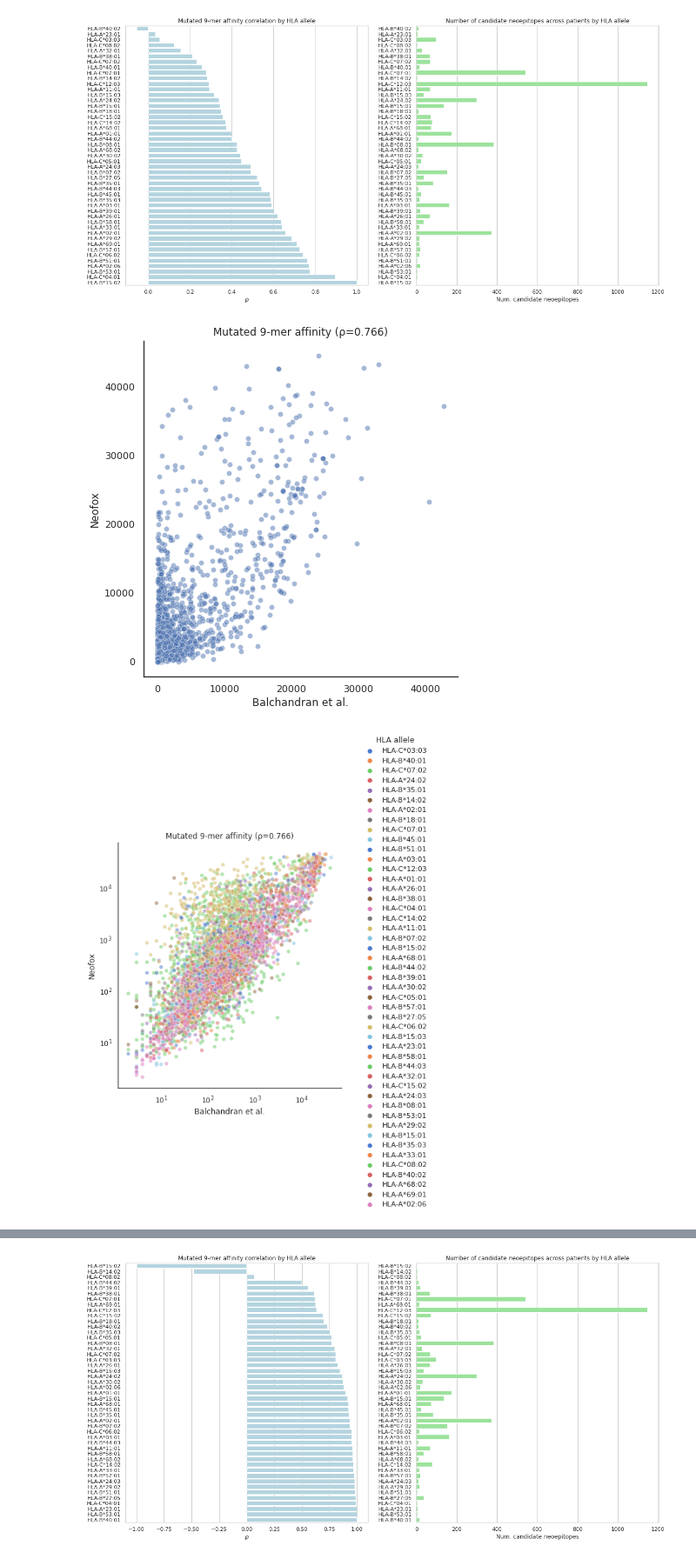
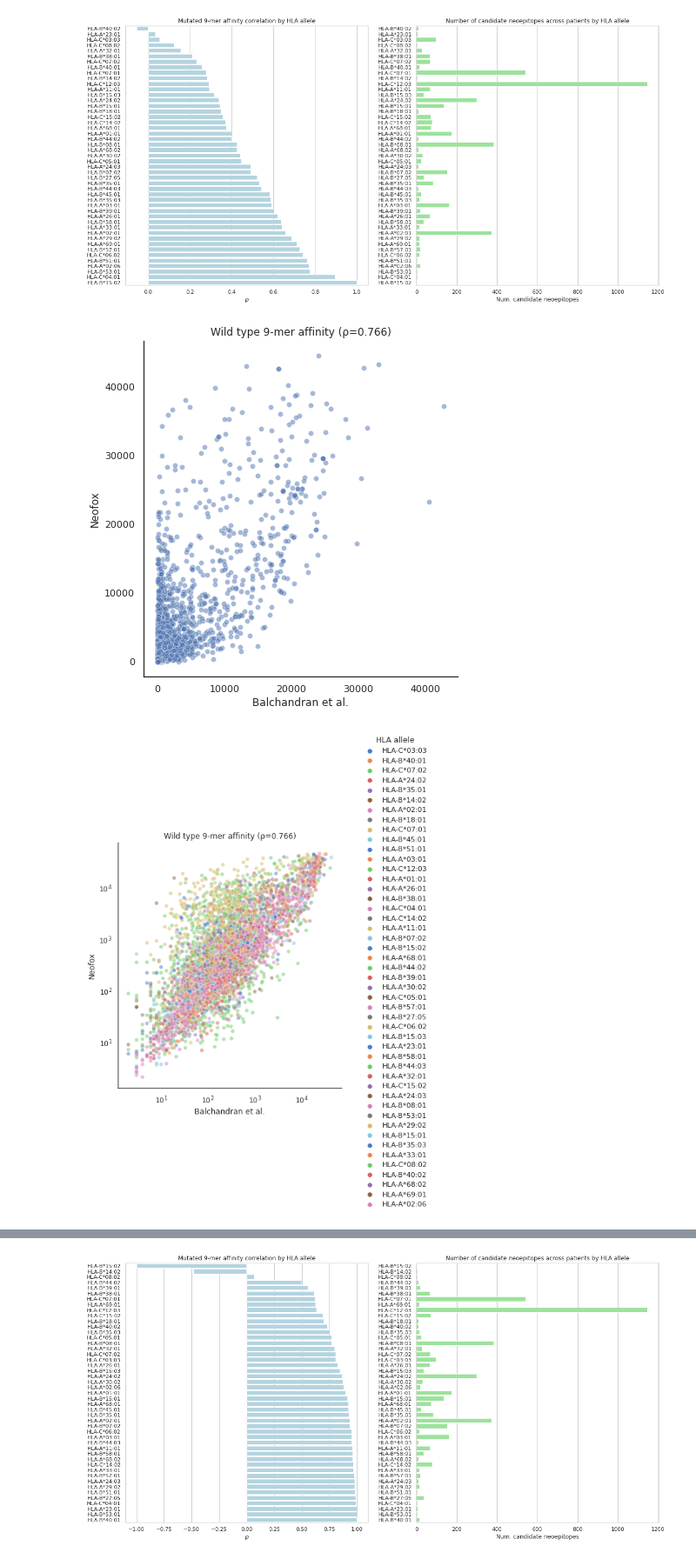
Before and after one commit to TRON-Bioinformatics/neofox, a Jupyter notebook: docs/source/notebooks/reproducibility_balachandran.ipynb, the cells around one changed output, grey strips where cells are left out. Shown at 87% size. Saved outputs shown, nothing was run; the diff lists cells and outputs as text; code cells hidden in the pictures.

```diff
--- a/docs/source/notebooks/reproducibility_balachandran.ipynb
+++ b/docs/source/notebooks/reproducibility_balachandran.ipynb
@@ -373,18 +373,18 @@ import seaborn as sns
 import matplotlib.pyplot as plt
 import numpy as np
 # %%
-def plot_correlations(left_column, right_column, title):
+def plot_correlations(data, left_column, right_column, title):
     sns.set_theme(style="white")
     grid1 = sns.relplot(
-        x=left_column, y=right_column, alpha=.5, palette="muted", height=6, data=concordant_allele)
+        x=left_column, y=right_column, alpha=.5, palette="muted", height=6, data=data)
     grid2 = sns.relplot(
-        x=left_column, y=right_column, alpha=.5, palette="muted", hue="MT_allele_normalized", height=6, data=concordant_allele)
-    grid3 = sns.relplot(
-        x=left_column, y=right_column, alpha=.5, palette="muted", height=6,
-        data=concordant_allele, col="MT_allele_normalized", col_wrap=4)
-    rho_pearson = np.corrcoef(concordant_allele[right_column], concordant_allele[left_column])[0][1].round(3)
+        x=left_column, y=right_column, alpha=.5, palette="muted", hue="MT_allele_normalized", height=6, data=data)
+    #grid3 = sns.relplot(
+    #    x=left_column, y=right_column, alpha=.5, palette="muted", height=6,
+    #    data=data, col="MT_allele_normalized", col_wrap=4)
+    rho_pearson = np.corrcoef(data[right_column], data[left_column])[0][1].round(3)
     grid1.set(xlabel="Balchandran et al.", ylabel="Neofox", title="{} (ρ={})".format(title, rho_pearson))
     grid2.set(xscale="log", yscale="log", xlabel="Balchandran et al.", ylabel="Neofox",title="{} (ρ={})".format(title, rho_pearson))
     grid2._legend.set_title("HLA allele")
-    grid3.set(xscale="log", yscale="log", xlabel="Balchandran et al.", ylabel="Neofox")
+    #grid3.set(xscale="log", yscale="log", xlabel="Balchandran et al.", ylabel="Neofox")
 # %%
@@ -439,7 +459,9 @@ plot_correlation_coefficient_by_allele(left_column="MT Binding Score", right_col
 # %% [output]
 [figure]
 # %%
-plot_correlations(left_column="WT Binding Score", right_column="Best_affinity_MHCI_9mer_score_WT", title="Mutated 9-mer affinity")
+plot_correlations(
+    data=concordant_allele,
+    left_column="WT Binding Score", right_column="Best_affinity_MHCI_9mer_score_WT", title="Wild type 9-mer affinity")
 # %% [output]
-[figure, old version]
+[figure, new version]
-[figure, old version]
+[figure, new version]
```
Also changed, not shown: parts of 9 cells of this notebook.
